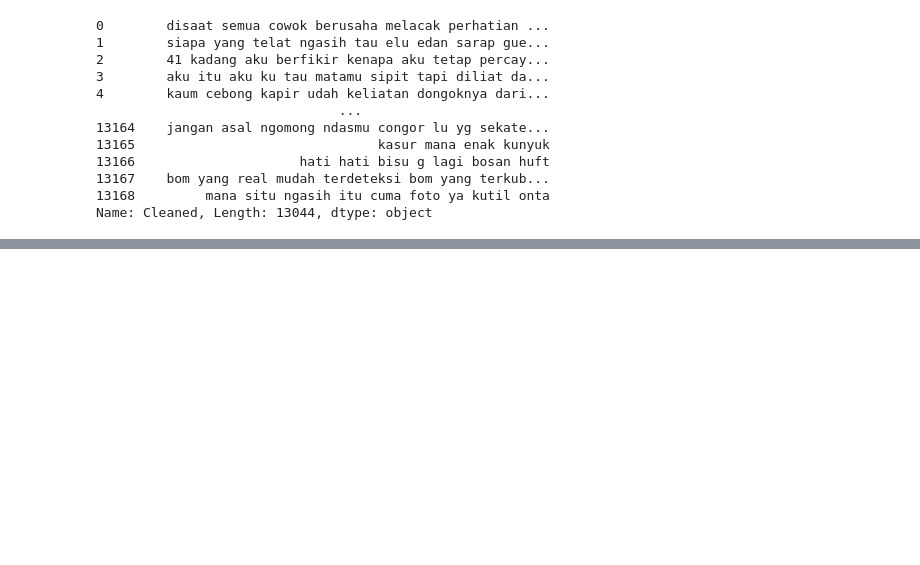
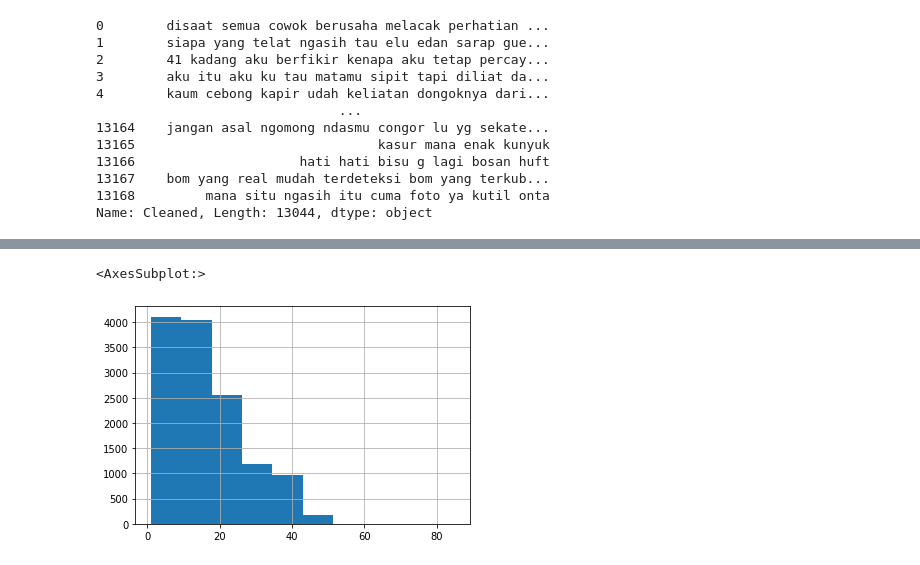
Before and after one commit to numbstudent/datacleansing_flask, a Jupyter notebook: eda.ipynb, the cells around one changed output, grey strips where cells are left out. Drawn from its saved outputs; the diff is of its cells as text; code cells hidden in the pictures; blank space fills up the shorter version.

```diff
--- a/eda.ipynb
+++ b/eda.ipynb
@@ -188,0 +356,5 @@ Name: Cleaned, Length: 13044, dtype: object
+# %%
+df.Total_word.hist()
+# %% [output]
+<AxesSubplot:>
+[figure, added]
```
Also changed, not shown: parts of 49 cells of this notebook.
